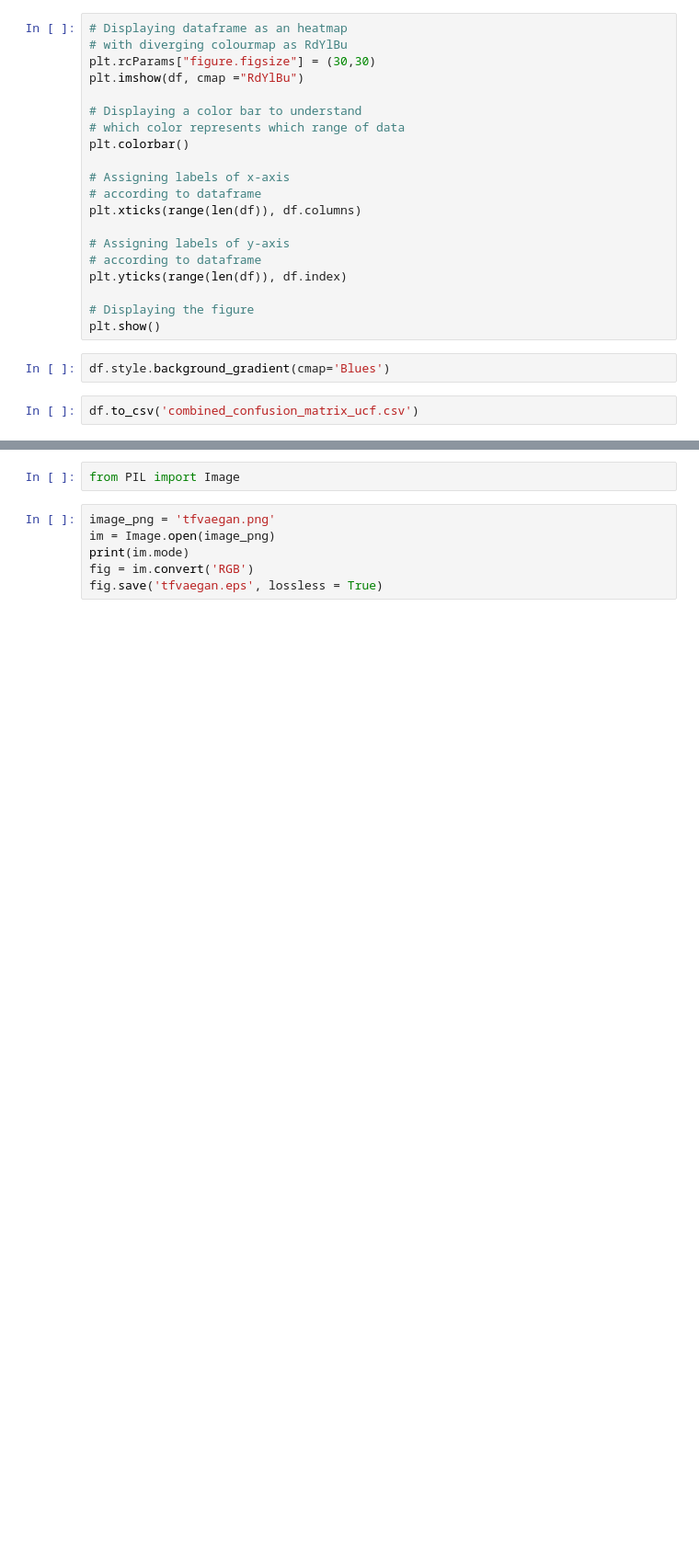
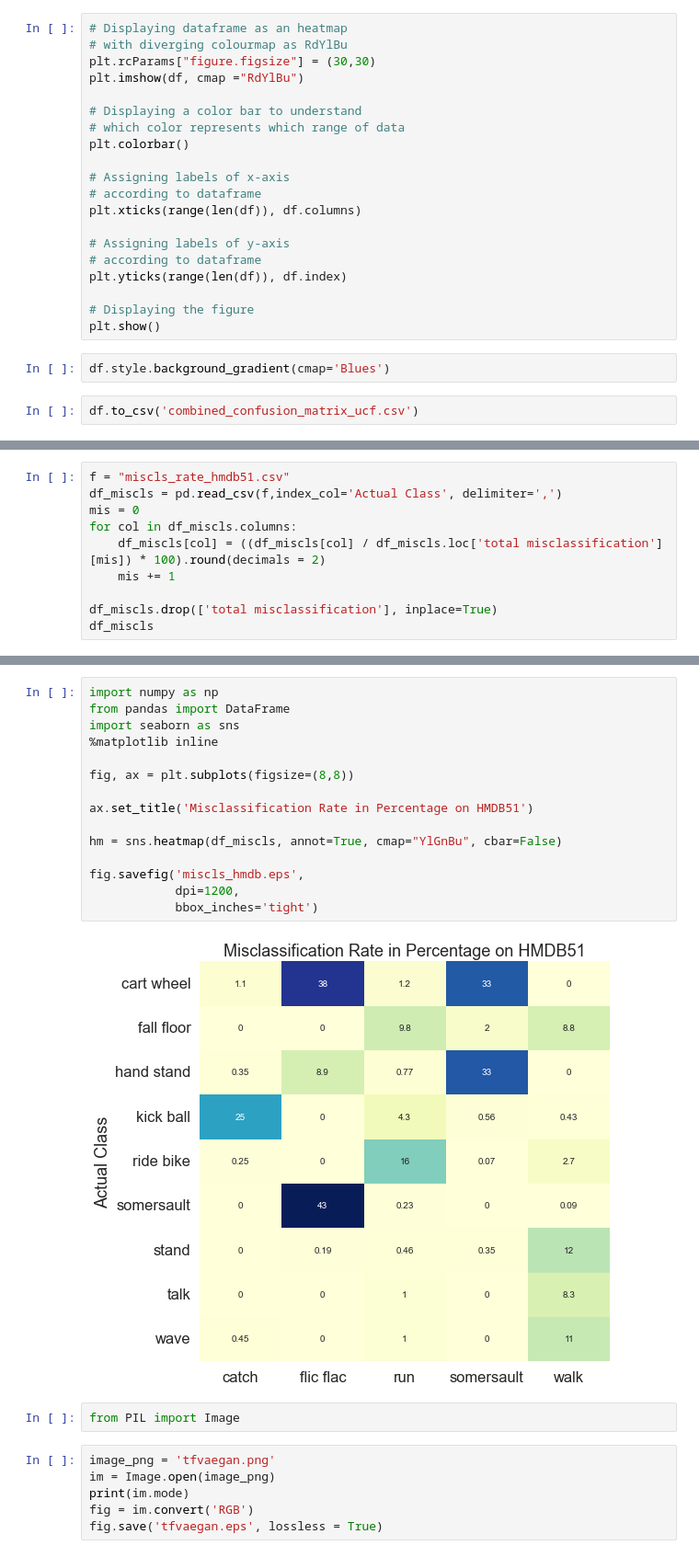
Before and after one commit to 0xMarsRover/kg_gnn_gan, a Jupyter notebook: confusion matrix/combiend_ConfusionMatrix.ipynb, the cells around one changed output, grey strips where cells are left out. Shown at 92% size. Drawn from its saved outputs; the diff is of its cells as text; blank space fills up the shorter version.

```diff
--- a/confusion matrix/combiend_ConfusionMatrix.ipynb
+++ b/confusion matrix/combiend_ConfusionMatrix.ipynb
@@ -196,0 +148,10 @@ full_mat
+# %%
+f = "miscls_rate_hmdb51.csv"
+df_miscls = pd.read_csv(f,index_col='Actual Class', delimiter=',')
+mis = 0
+for col in df_miscls.columns:
+    df_miscls[col] = ((df_miscls[col] / df_miscls.loc['total misclassification'][mis]) * 100).round(decimals = 2)
+    mis += 1
+
+df_miscls.drop(['total misclassification'], inplace=True)
+df_miscls
@@ -197,3 +170,20 @@ full_mat
+# %%
+import numpy as np
+from pandas import DataFrame
+import seaborn as sns
+%matplotlib inline
+
+fig, ax = plt.subplots(figsize=(8,8))
+
+ax.set_title('Misclassification Rate in Percentage on HMDB51')
+
+hm = sns.heatmap(df_miscls, annot=True, cmap="YlGnBu", cbar=False)
+
+fig.savefig('miscls_hmdb.eps',
+            dpi=1200,
+            bbox_inches='tight')
+# %% [output]
+[figure, added]
 # %%
 from PIL import Image
 # %%
```
Also changed, not shown: parts of 7 cells of this notebook, 1 other file.
